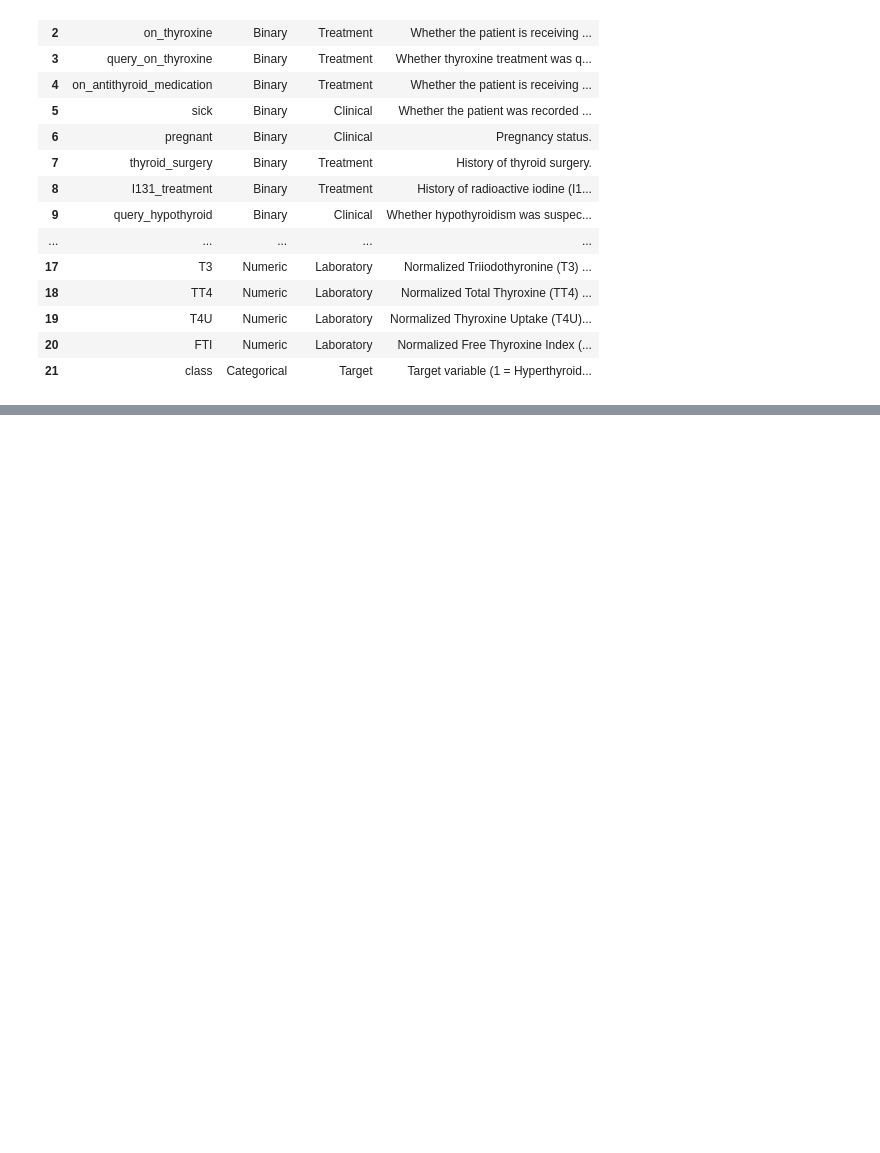
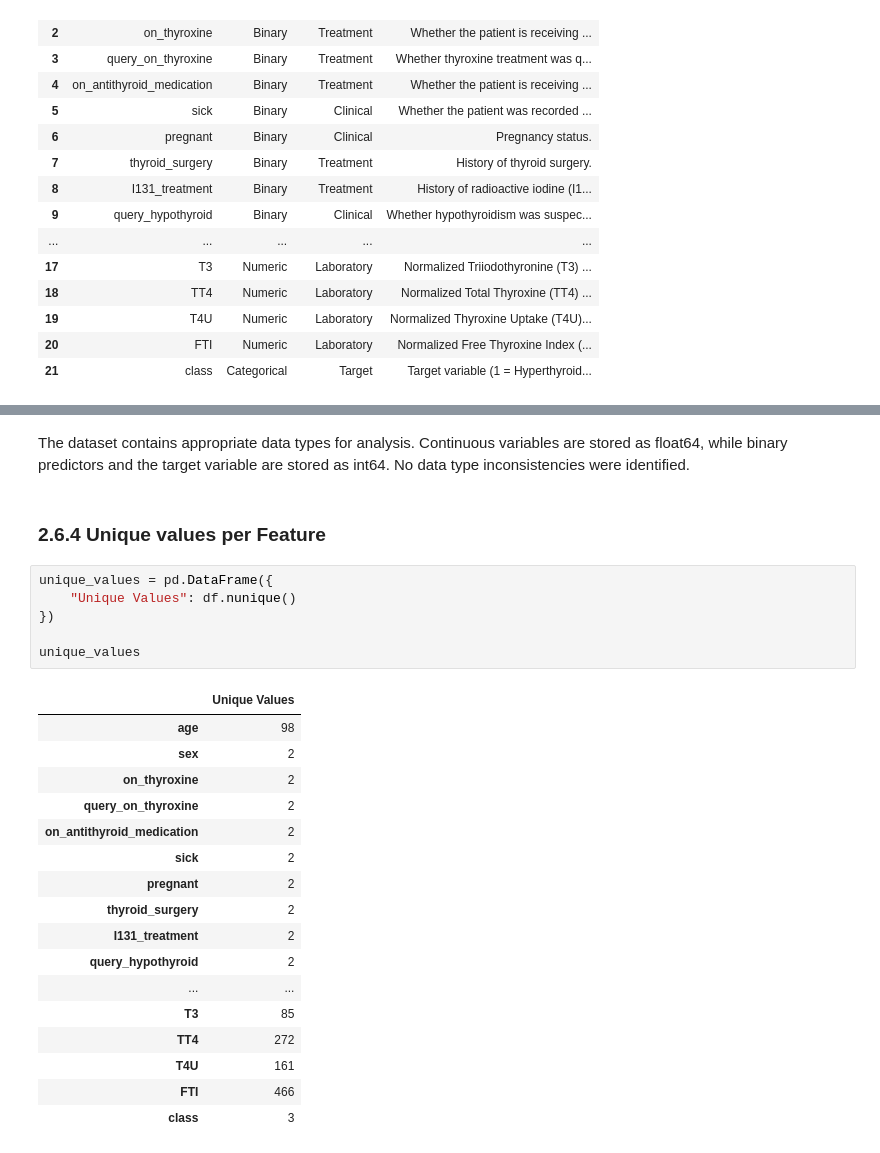
Before and after one commit to byegond-beep/Multi-class-Thyroid-Disease-Classification, a Jupyter notebook: notebook.ipynb, the cells around one changed output, grey strips where cells are left out. Saved outputs shown, nothing was run; the diff lists cells and outputs as text; blank space fills up the shorter version.

```diff
--- a/notebook.ipynb
+++ b/notebook.ipynb
@@ -325,0 +391,28 @@ data_dictionary
+# %% [markdown]
+The dataset contains appropriate data types for analysis. Continuous variables are stored as float64, while binary predictors and the target variable are stored as int64. No data type inconsistencies were identified.
+# %% [markdown]
+### 2.6.4 Unique values per Feature
+# %%
+unique_values = pd.DataFrame({
+    "Unique Values": df.nunique()
+})
+
+unique_values
+# %% [output]
+|  | Unique Values |
+| age | 98 |
+| sex | 2 |
+| on_thyroxine | 2 |
+| query_on_thyroxine | 2 |
+| on_antithyroid_medication | 2 |
+| sick | 2 |
+| pregnant | 2 |
+| thyroid_surgery | 2 |
+| I131_treatment | 2 |
+| query_hypothyroid | 2 |
+| ... | ... |
+| T3 | 85 |
+| TT4 | 272 |
+| T4U | 161 |
+| FTI | 466 |
+| class | 3 |
```
Also changed, not shown: parts of 17 cells of this notebook.
